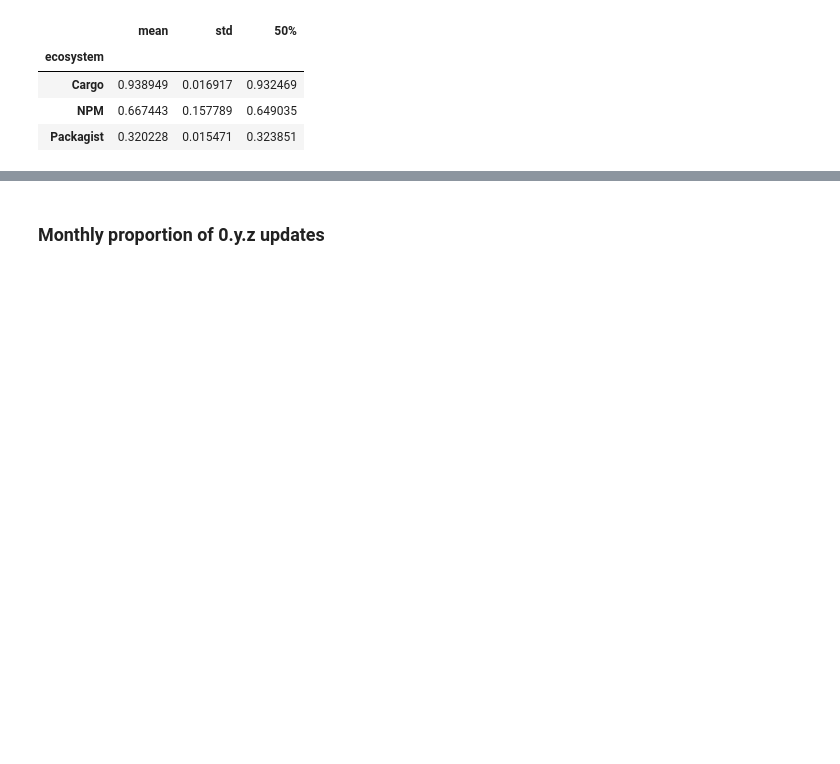
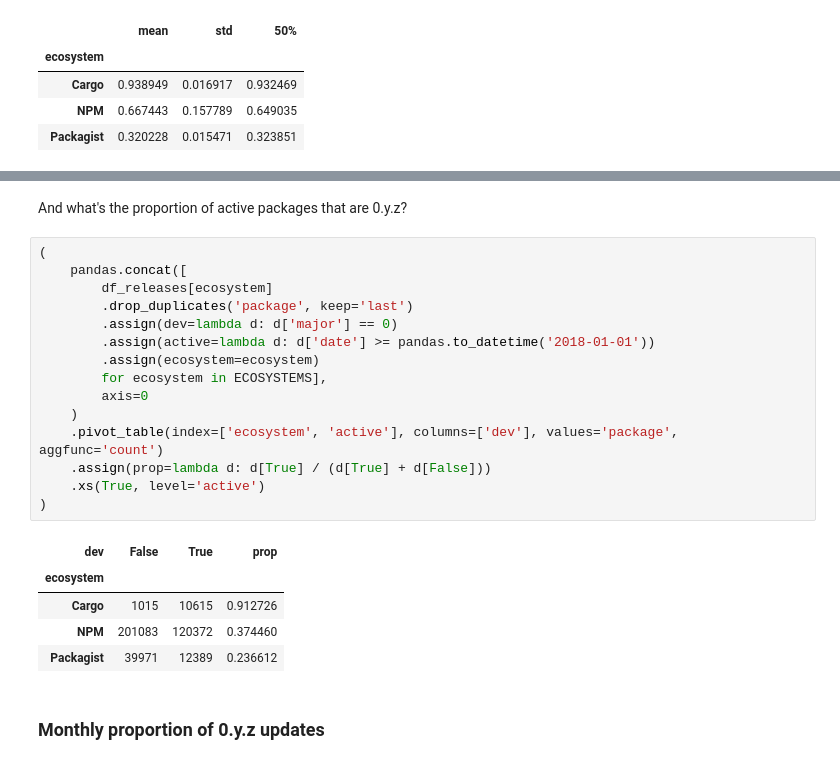
Before and after one commit to AlexandreDecan/secos-zero, a Jupyter notebook: notebooks/Magic zero.ipynb, the cells around one changed output, grey strips where cells are left out. Cells and saved outputs as stored; diff of their text form; blank space fills up the shorter version.

```diff
--- a/notebooks/Magic zero.ipynb
+++ b/notebooks/Magic zero.ipynb
@@ -161,3 +186,26 @@ _.groupby('ecosystem')['prop'].describe()[['mean', 'std', '50%']]
+# %% [markdown]
+And what's the proportion of active packages that are 0.y.z?
+# %%
+(
+    pandas.concat([
+        df_releases[ecosystem]
+        .drop_duplicates('package', keep='last')
+        .assign(dev=lambda d: d['major'] == 0)
+        .assign(active=lambda d: d['date'] >= pandas.to_datetime('2018-01-01'))
+        .assign(ecosystem=ecosystem)
+        for ecosystem in ECOSYSTEMS],
+        axis=0
+    )
+    .pivot_table(index=['ecosystem', 'active'], columns=['dev'], values='package', aggfunc='count')
+    .assign(prop=lambda d: d[True] / (d[True] + d[False]))
+    .xs(True, level='active')
+)
+# %% [output]
+| dev | False | True | prop |
+| ecosystem |  |  |  |
+| Cargo | 1015 | 10615 | 0.912726 |
+| NPM | 201083 | 120372 | 0.374460 |
+| Packagist | 39971 | 12389 | 0.236612 |
 # %% [markdown]
 ### Monthly proportion of 0.y.z updates
 # %%
```
Also changed, not shown: parts of 3 cells of this notebook.
